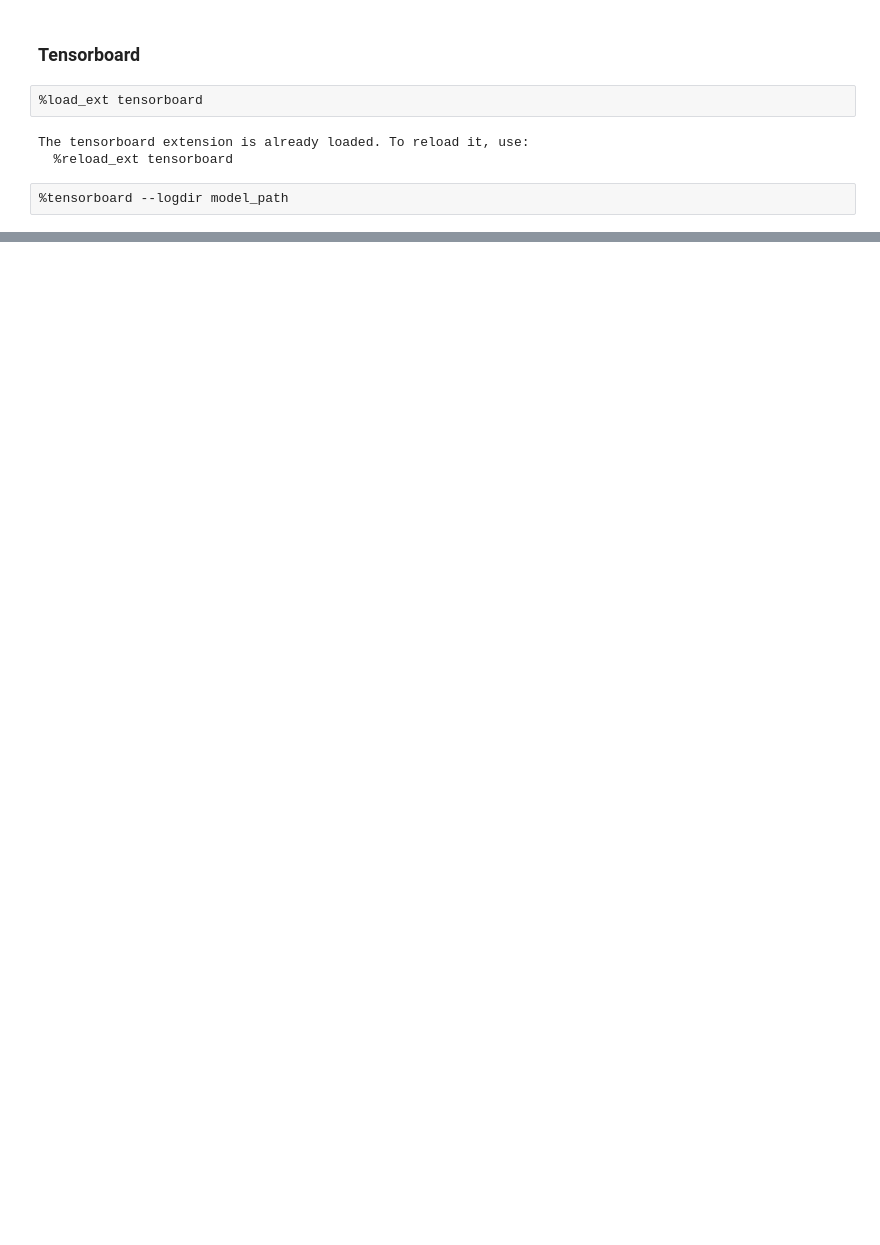
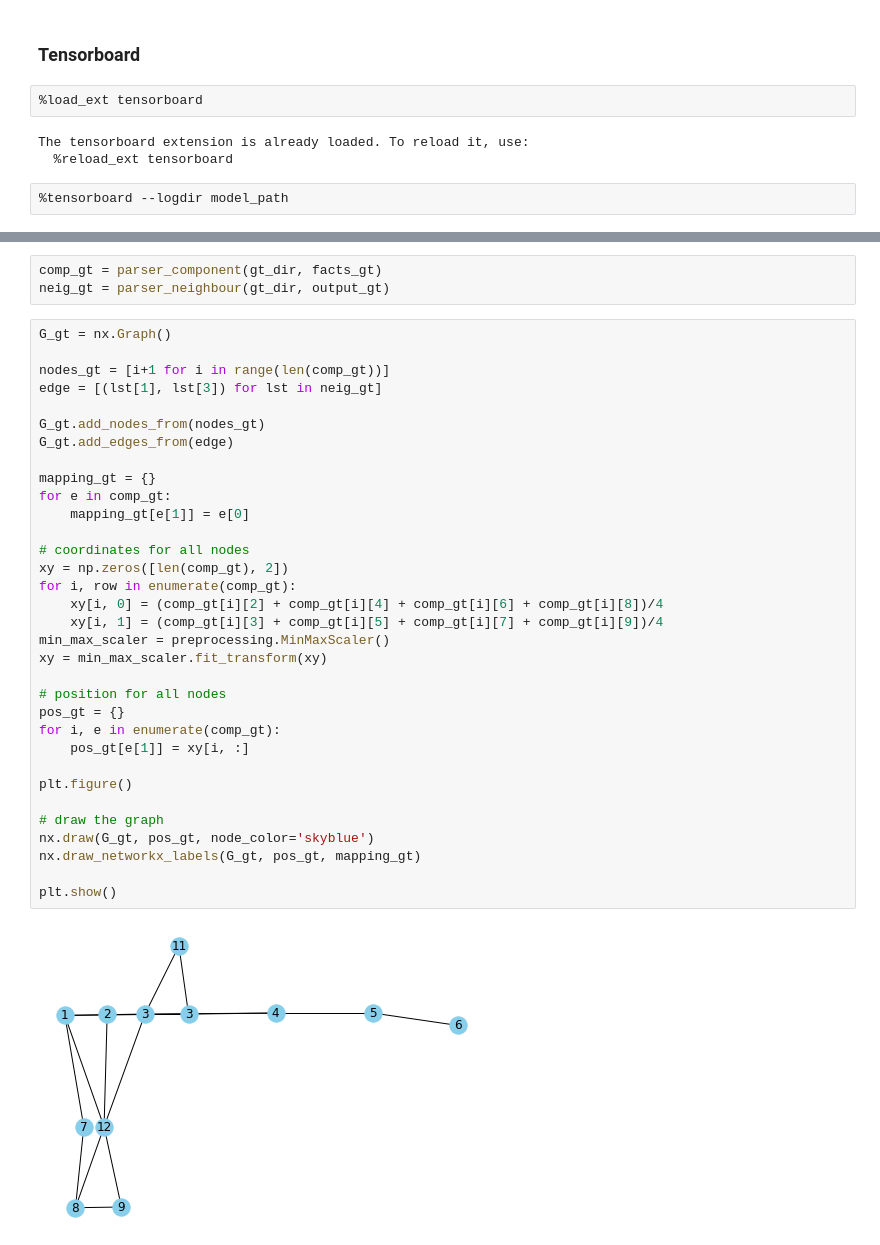
Before and after one commit to aleqrt/mask-rcnn-api, a Jupyter notebook: samples/elettrocablaggi/elettrocablaggi.ipynb, the cells around one changed output, grey strips where cells are left out. Drawn from its saved outputs; the diff is of its cells as text; blank space fills up the shorter version.

```diff
--- a/samples/elettrocablaggi/elettrocablaggi.ipynb
+++ b/samples/elettrocablaggi/elettrocablaggi.ipynb
@@ -176,0 +287,38 @@ The tensorboard extension is already loaded. To reload it, use:
+# %%
+comp_gt = parser_component(gt_dir, facts_gt)
+neig_gt = parser_neighbour(gt_dir, output_gt)
+# %%
+G_gt = nx.Graph()
+
+nodes_gt = [i+1 for i in range(len(comp_gt))]
+edge = [(lst[1], lst[3]) for lst in neig_gt]
+
+G_gt.add_nodes_from(nodes_gt)
+G_gt.add_edges_from(edge)
+
+mapping_gt = {}
+for e in comp_gt:
+    mapping_gt[e[1]] = e[0]
+
+# coordinates for all nodes
+xy = np.zeros([len(comp_gt), 2])
+for i, row in enumerate(comp_gt):
+    xy[i, 0] = (comp_gt[i][2] + comp_gt[i][4] + comp_gt[i][6] + comp_gt[i][8])/4
+    xy[i, 1] = (comp_gt[i][3] + comp_gt[i][5] + comp_gt[i][7] + comp_gt[i][9])/4
+min_max_scaler = preprocessing.MinMaxScaler()
+xy = min_max_scaler.fit_transform(xy)
+
+# position for all nodes
+pos_gt = {}
+for i, e in enumerate(comp_gt):
+    pos_gt[e[1]] = xy[i, :]
+
+plt.figure()
+
+# draw the graph
+nx.draw(G_gt, pos_gt, node_color='skyblue')
+nx.draw_networkx_labels(G_gt, pos_gt, mapping_gt)
+
+plt.show()
+# %% [output]
+[figure, added]
```
Also changed, not shown: parts of 27 cells of this notebook, 17 other files.
